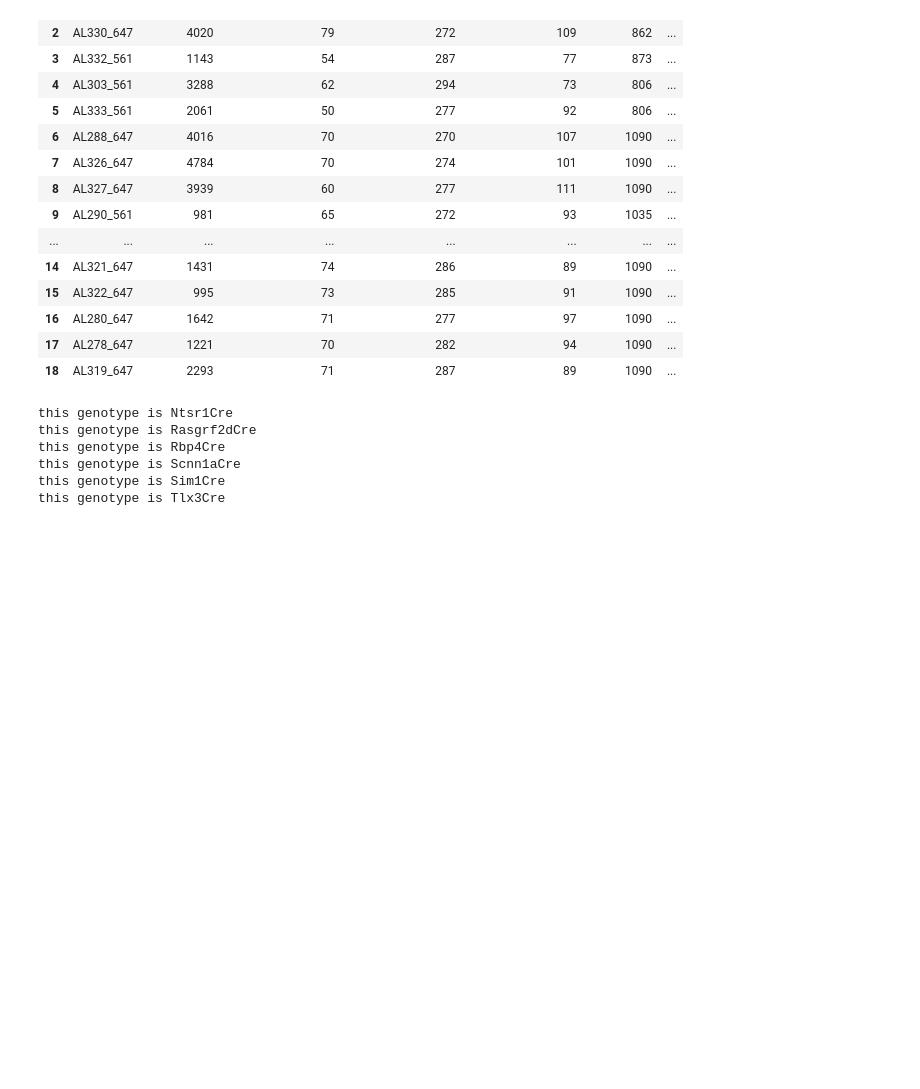
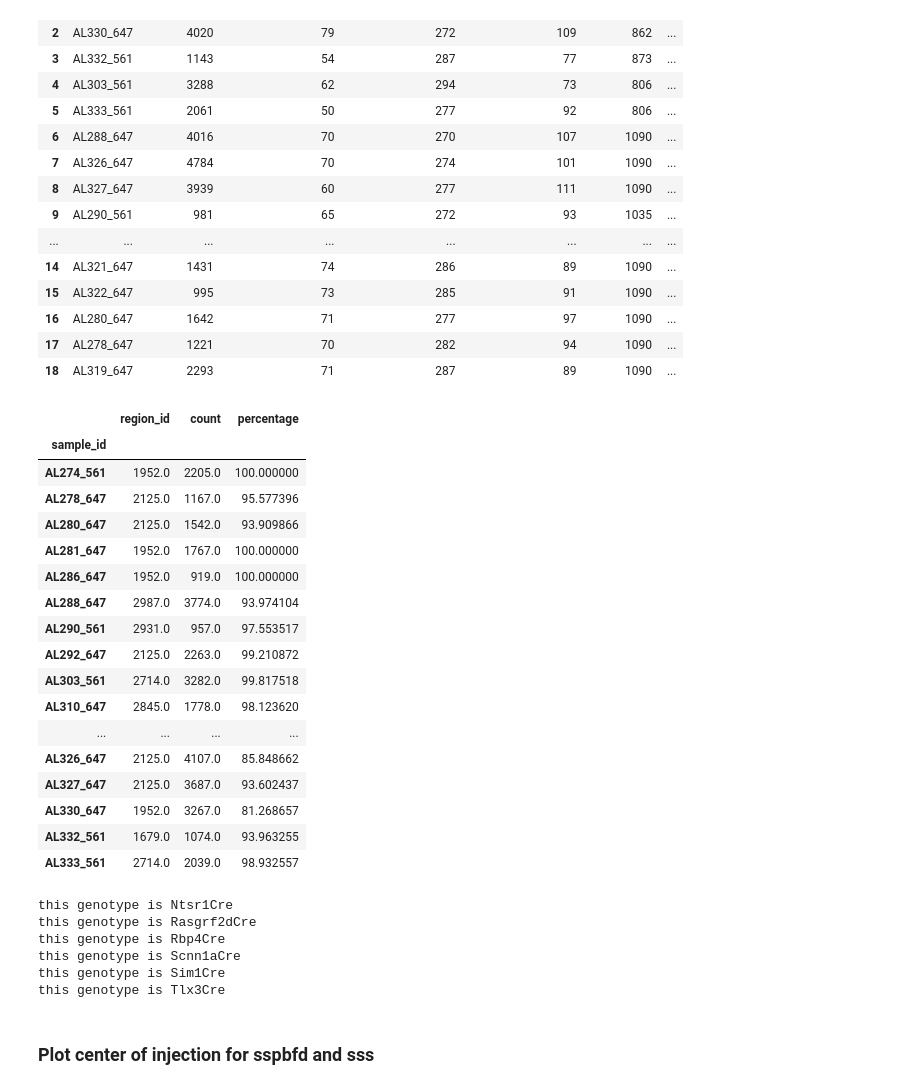
Before and after one commit to YANQI-LIU/Image_Registration, a Jupyter notebook: PlottingGraph.ipynb, the cells around one changed output. Cells and saved outputs as stored; diff of their text form; code cells hidden in the pictures; blank space fills up the shorter version.

```diff
--- a/PlottingGraph.ipynb
+++ b/PlottingGraph.ipynb
@@ -501,0 +525,25 @@ fig.write_image("s2_radius.svg")
+# %%
+searchfor = ['SSs']
+s2_temp= df1[df1.region_name.str.contains('|'.join(searchfor))]
+# isolate regions only in sspbfd or sss
+test2=s2_temp.groupby(by='sample_id').sum()
+test2
+# %% [output]
+|  | region_id | count | percentage |
+| sample_id |  |  |  |
+| AL274_561 | 1952.0 | 2205.0 | 100.000000 |
+| AL278_647 | 2125.0 | 1167.0 | 95.577396 |
+| AL280_647 | 2125.0 | 1542.0 | 93.909866 |
+| AL281_647 | 1952.0 | 1767.0 | 100.000000 |
+| AL286_647 | 1952.0 | 919.0 | 100.000000 |
+| AL288_647 | 2987.0 | 3774.0 | 93.974104 |
+| AL290_561 | 2931.0 | 957.0 | 97.553517 |
+| AL292_647 | 2125.0 | 2263.0 | 99.210872 |
+| AL303_561 | 2714.0 | 3282.0 | 99.817518 |
+| AL310_647 | 2845.0 | 1778.0 | 98.123620 |
+| ... | ... | ... | ... |
+| AL326_647 | 2125.0 | 4107.0 | 85.848662 |
+| AL327_647 | 2125.0 | 3687.0 | 93.602437 |
+| AL330_647 | 1952.0 | 3267.0 | 81.268657 |
+| AL332_561 | 1679.0 | 1074.0 | 93.963255 |
+| AL333_561 | 2714.0 | 2039.0 | 98.932557 |
@@ -522,3 +572,5 @@ this genotype is Rbp4Cre
 this genotype is Scnn1aCre
 this genotype is Sim1Cre
 this genotype is Tlx3Cre
+# %% [markdown]
+### Plot center of injection for sspbfd and sss
```
Also changed, not shown: parts of 18 cells of this notebook.
